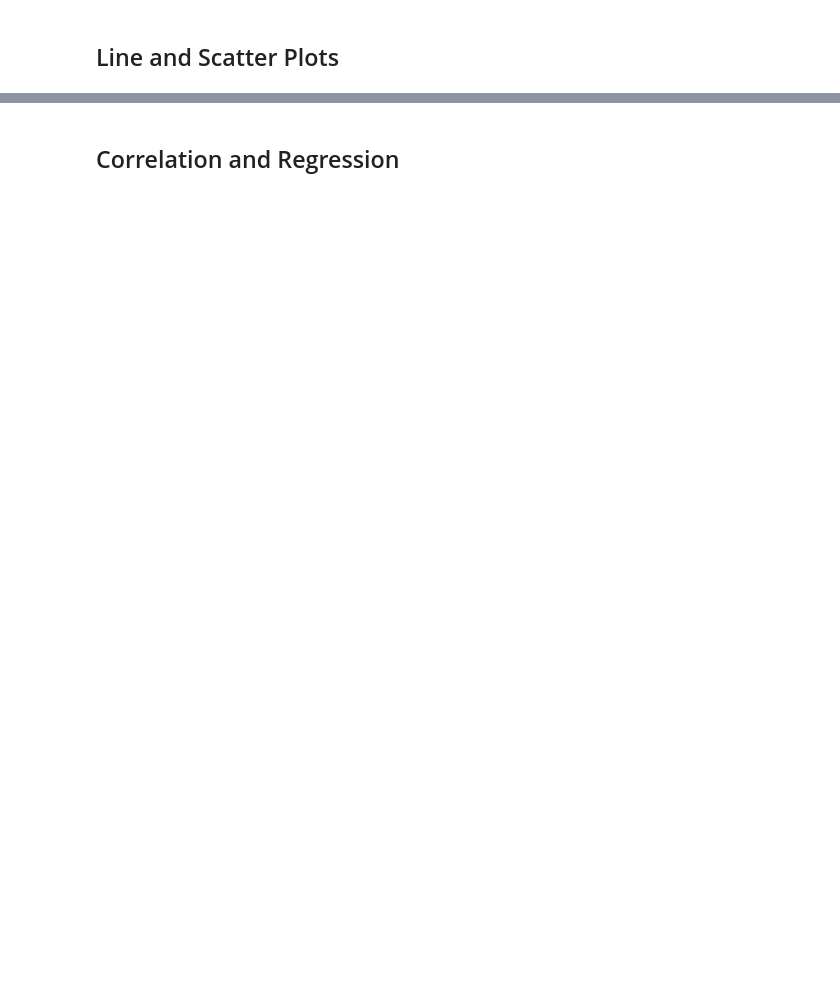
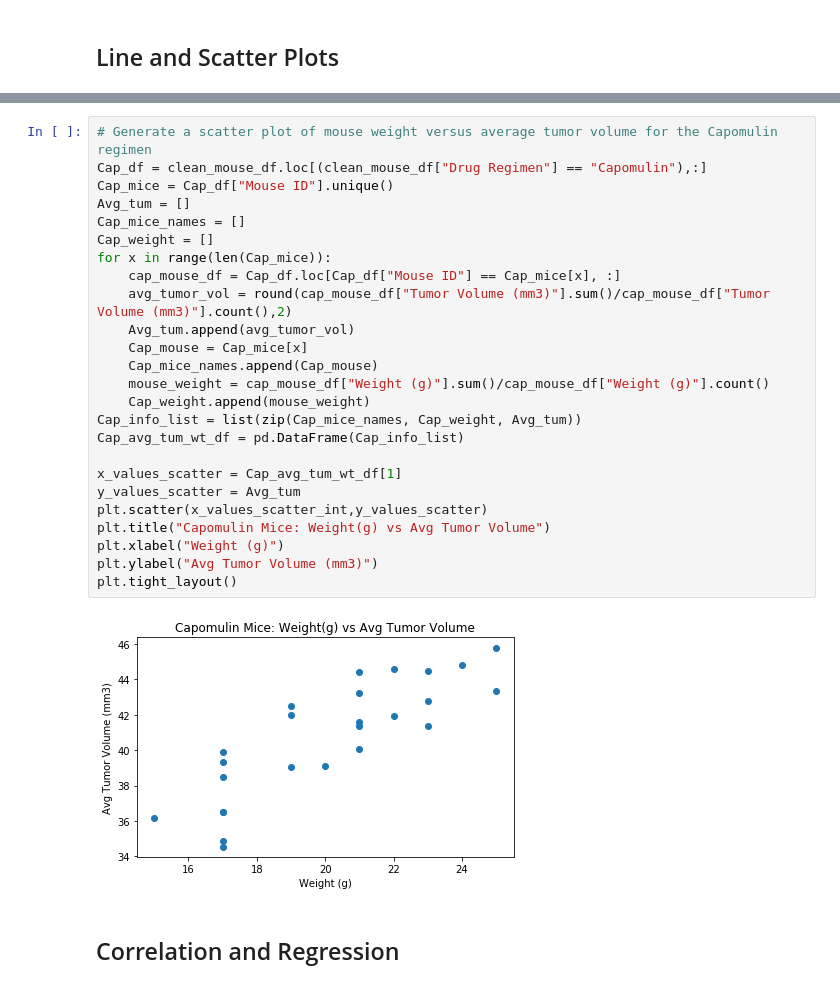
Before and after one commit to apizzo1/matplotlib-challenge, a Jupyter notebook: pymaceuticals_AP.ipynb, the cells around one changed output, grey strips where cells are left out. Cells and saved outputs as stored; diff of their text form; blank space fills up the shorter version.

```diff
--- a/pymaceuticals_AP.ipynb
+++ b/pymaceuticals_AP.ipynb
@@ -394,3 +404,30 @@ Text(0.5, 1.0, 'Final Tumor Volume per Drug Regimen')
+# %%
+# Generate a scatter plot of mouse weight versus average tumor volume for the Capomulin regimen
+Cap_df = clean_mouse_df.loc[(clean_mouse_df["Drug Regimen"] == "Capomulin"),:]
+Cap_mice = Cap_df["Mouse ID"].unique()
+Avg_tum = []
+Cap_mice_names = []
+Cap_weight = []
+for x in range(len(Cap_mice)):
+    cap_mouse_df = Cap_df.loc[Cap_df["Mouse ID"] == Cap_mice[x], :]
+    avg_tumor_vol = round(cap_mouse_df["Tumor Volume (mm3)"].sum()/cap_mouse_df["Tumor Volume (mm3)"].count(),2)
+    Avg_tum.append(avg_tumor_vol)
+    Cap_mouse = Cap_mice[x]
+    Cap_mice_names.append(Cap_mouse)
+    mouse_weight = cap_mouse_df["Weight (g)"].sum()/cap_mouse_df["Weight (g)"].count()
+    Cap_weight.append(mouse_weight)
+Cap_info_list = list(zip(Cap_mice_names, Cap_weight, Avg_tum))
+Cap_avg_tum_wt_df = pd.DataFrame(Cap_info_list)
+
+x_values_scatter = Cap_avg_tum_wt_df[1]
+y_values_scatter = Avg_tum
+plt.scatter(x_values_scatter_int,y_values_scatter)
+plt.title("Capomulin Mice: Weight(g) vs Avg Tumor Volume")
+plt.xlabel("Weight (g)")
+plt.ylabel("Avg Tumor Volume (mm3)")
+plt.tight_layout()
+# %% [output]
+[figure, added]
 # %% [markdown]
 ## Correlation and Regression
 # %%
```
Also changed, not shown: parts of 7 cells of this notebook.
